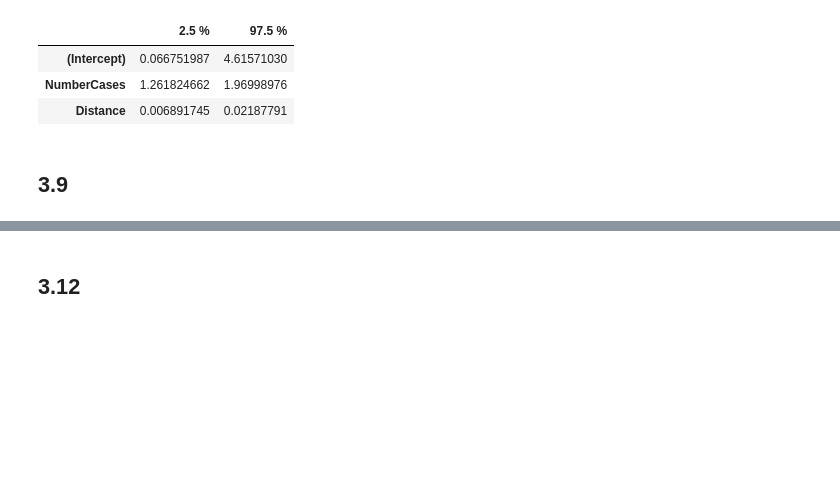
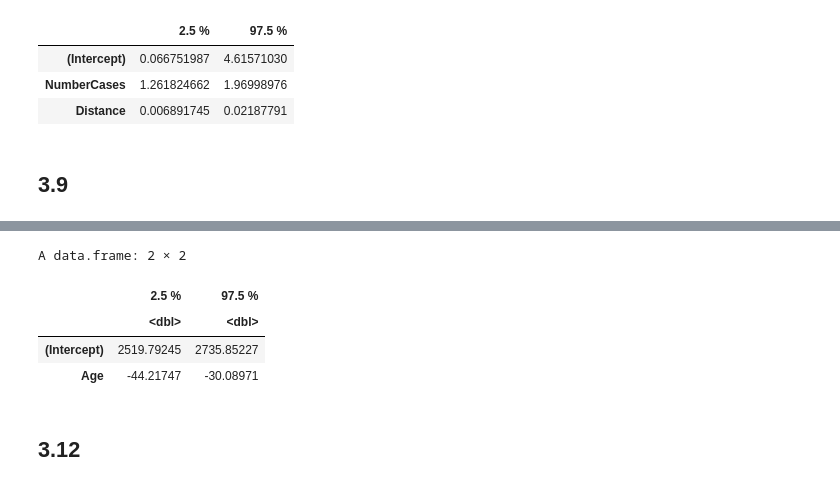
Before and after one commit to j-buss/Introduction-to-Linear-Regression-Analysis, a Jupyter notebook: Chapter_03/Chapter_03_Examples.ipynb, the cells around one changed output, grey strips where cells are left out. Drawn from its saved outputs; the diff is of its cells as text; code cells hidden in the pictures; blank space fills up the shorter version.

```diff
--- a/Chapter_03/Chapter_03_Examples.ipynb
+++ b/Chapter_03/Chapter_03_Examples.ipynb
@@ -189,3 +228,11 @@ print(pred)
+# %%
+joint.ci.bonf(linearMod_Rocket, conf = 0.95)
+# %% [output]
+A data.frame: 2 × 2
+|  | 2.5 % | 97.5 % |
+|  | <dbl> | <dbl> |
+| (Intercept) | 2519.79245 | 2735.85227 |
+| Age | -44.21747 | -30.08971 |
 # %% [markdown]
 ## 3.12
 # %%
```
Also changed, not shown: parts of 54 cells of this notebook.
